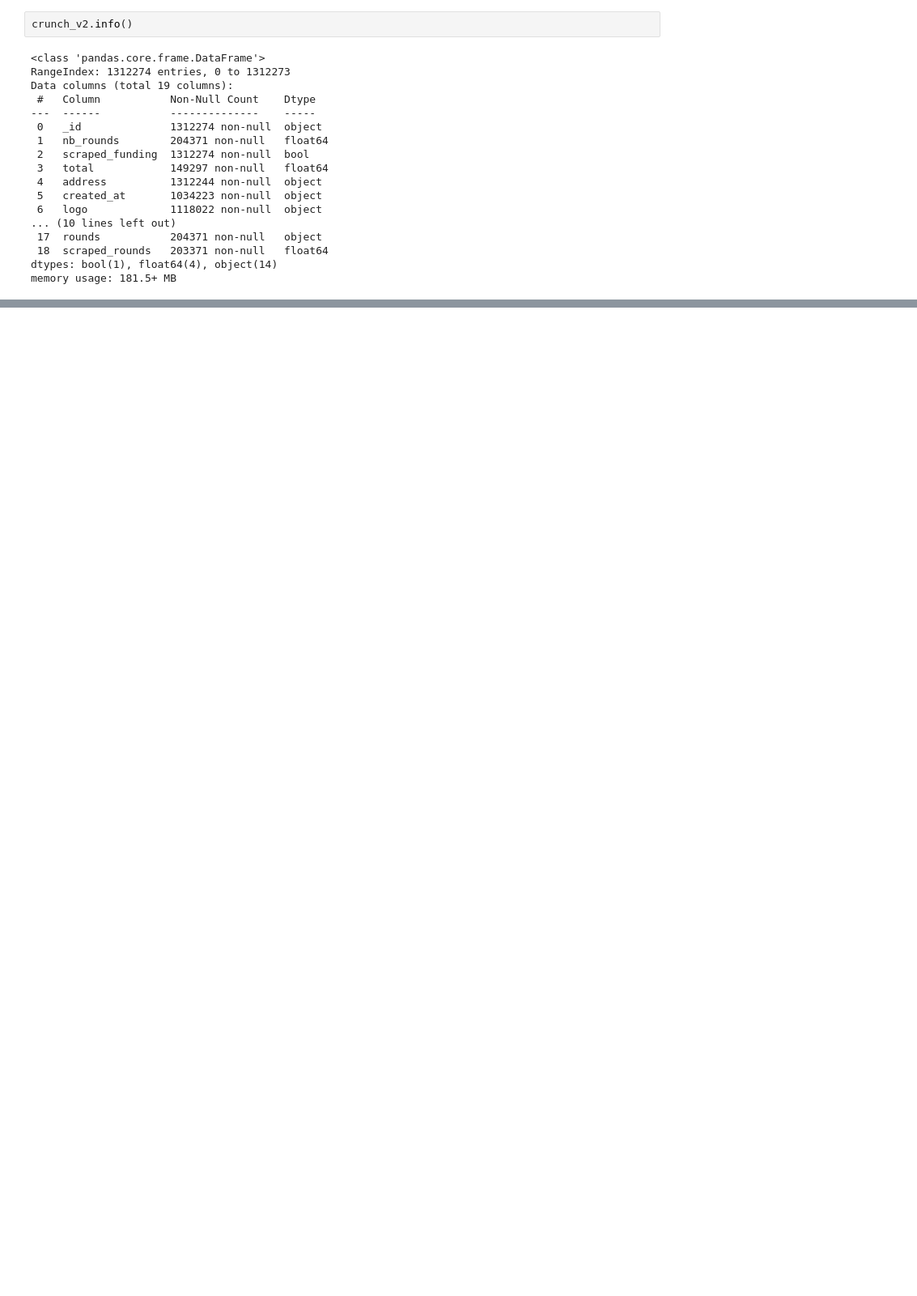
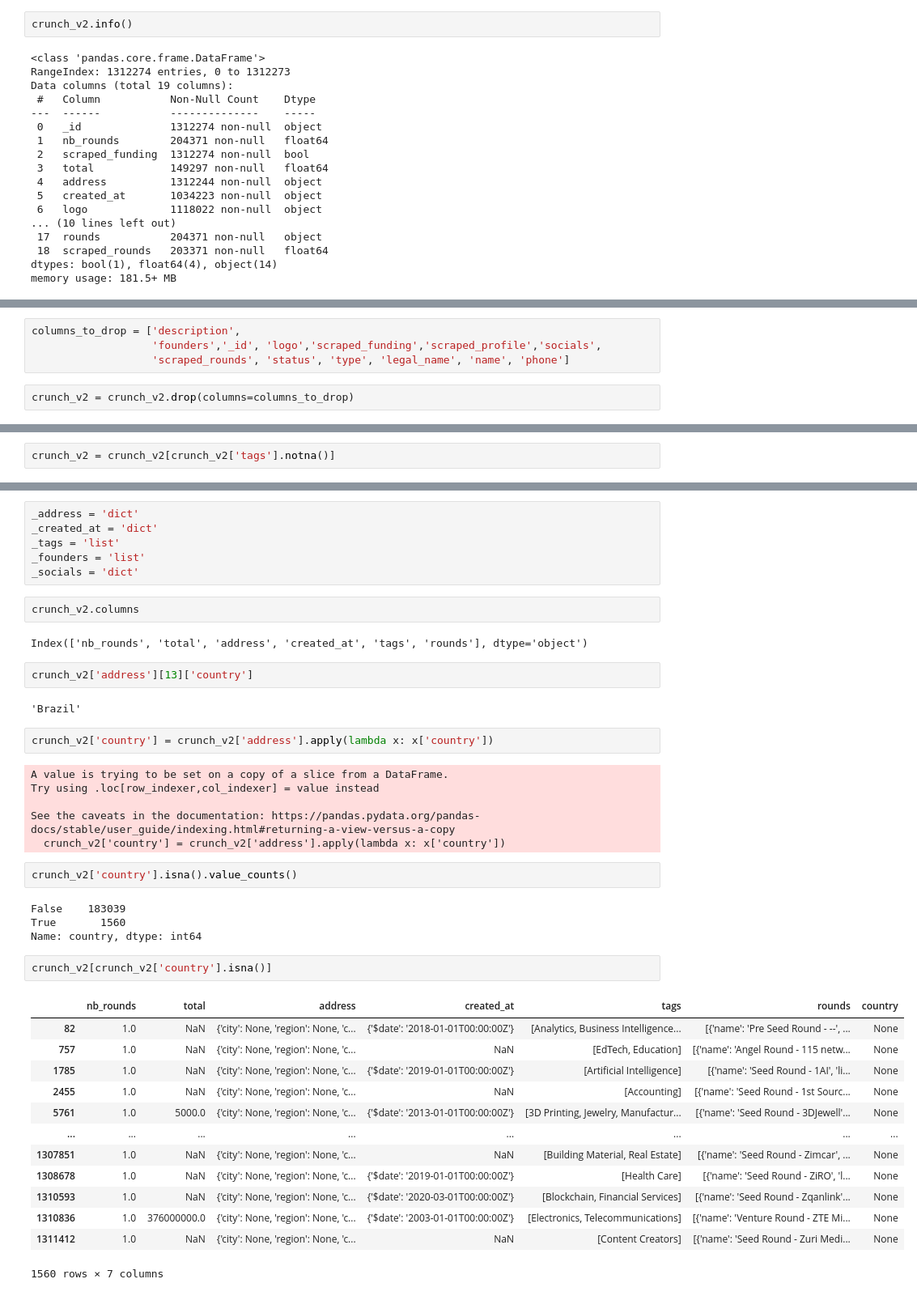
Before and after one commit to victorhebdo/Prospicio, a Jupyter notebook: notebooks/crunchbase_v2.ipynb, the cells around one changed output, grey strips where cells are left out. Shown at 81% size. Saved outputs shown, nothing was run; the diff lists cells and outputs as text; blank space fills up the shorter version.

```diff
--- a/notebooks/crunchbase_v2.ipynb
+++ b/notebooks/crunchbase_v2.ipynb
@@ -43,0 +240,6 @@ Name: status, Length: 1312274, dtype: object
+# %%
+columns_to_drop = ['description',
+                   'founders','_id', 'logo','scraped_funding','scraped_profile','socials',
+                   'scraped_rounds', 'status', 'type', 'legal_name', 'name', 'phone']
+# %%
+crunch_v2 = crunch_v2.drop(columns=columns_to_drop)
@@ -43,0 +295,2 @@ Name: status, Length: 1312274, dtype: object
+# %%
+crunch_v2 = crunch_v2[crunch_v2['tags'].notna()]
@@ -43,0 +465,44 @@ Name: status, Length: 1312274, dtype: object
+# %%
+_address = 'dict'
+_created_at = 'dict'
+_tags = 'list'
+_founders = 'list'
+_socials = 'dict'
+# %%
+crunch_v2.columns
+# %% [output]
+Index(['nb_rounds', 'total', 'address', 'created_at', 'tags', 'rounds'], dtype='object')
+# %%
+crunch_v2['address'][13]['country']
+# %% [output]
+'Brazil'
+# %%
+crunch_v2['country'] = crunch_v2['address'].apply(lambda x: x['country'])
+# %% [output]
+A value is trying to be set on a copy of a slice from a DataFrame.
+Try using .loc[row_indexer,col_indexer] = value instead
+
+See the caveats in the documentation: https://pandas.pydata.org/pandas-docs/stable/user_guide/indexing.html#returning-a-view-versus-a-copy
+  crunch_v2['country'] = crunch_v2['address'].apply(lambda x: x['country'])
+# %%
+crunch_v2['country'].isna().value_counts()
+# %% [output]
+False    183039
+True       1560
+Name: country, dtype: int64
+# %%
+crunch_v2[crunch_v2['country'].isna()]
+# %% [output]
+|  | nb_rounds | total | address | created_at | tags | rounds | country |
+| 82 | 1.0 | NaN | {'city': None, 'region': None, 'c... | {'$date': '2018-01-01T00:00:00Z'} | [Analytics, Business Intelligence... | [{'name': 'Pre Seed Round - --', ... | None |
+| 757 | 1.0 | NaN | {'city': None, 'region': None, 'c... | NaN | [EdTech, Education] | [{'name': 'Angel Round - 115 netw... | None |
+| 1785 | 1.0 | NaN | {'city': None, 'region': None, 'c... | {'$date': '2019-01-01T00:00:00Z'} | [Artificial Intelligence] | [{'name': 'Seed Round - 1AI', 'li... | None |
+| 2455 | 1.0 | NaN | {'city': None, 'region': None, 'c... | NaN | [Accounting] | [{'name': 'Seed Round - 1st Sourc... | None |
+| 5761 | 1.0 | 5000.0 | {'city': None, 'region': None, 'c... | {'$date': '2013-01-01T00:00:00Z'} | [3D Printing, Jewelry, Manufactur... | [{'name': 'Seed Round - 3DJewell'... | None |
+| ... | ... | ... | ... | ... | ... | ... | ... |
+| 1307851 | 1.0 | NaN | {'city': None, 'region': None, 'c... | NaN | [Building Material, Real Estate] | [{'name': 'Seed Round - Zimcar', ... | None |
+| 1308678 | 1.0 | NaN | {'city': None, 'region': None, 'c... | {'$date': '2019-01-01T00:00:00Z'} | [Health Care] | [{'name': 'Seed Round - ZiRO', 'l... | None |
+| 1310593 | 1.0 | NaN | {'city': None, 'region': None, 'c... | {'$date': '2020-03-01T00:00:00Z'} | [Blockchain, Financial Services] | [{'name': 'Seed Round - Zqanlink'... | None |
+| 1310836 | 1.0 | 376000000.0 | {'city': None, 'region': None, 'c... | {'$date': '2003-01-01T00:00:00Z'} | [Electronics, Telecommunications] | [{'name': 'Venture Round - ZTE Mi... | None |
+| 1311412 | 1.0 | NaN | {'city': None, 'region': None, 'c... | NaN | [Content Creators] | [{'name': 'Seed Round - Zuri Medi... | None |
+1560 rows × 7 columns
```
Also changed, not shown: parts of 138 cells of this notebook, 3 other files.
